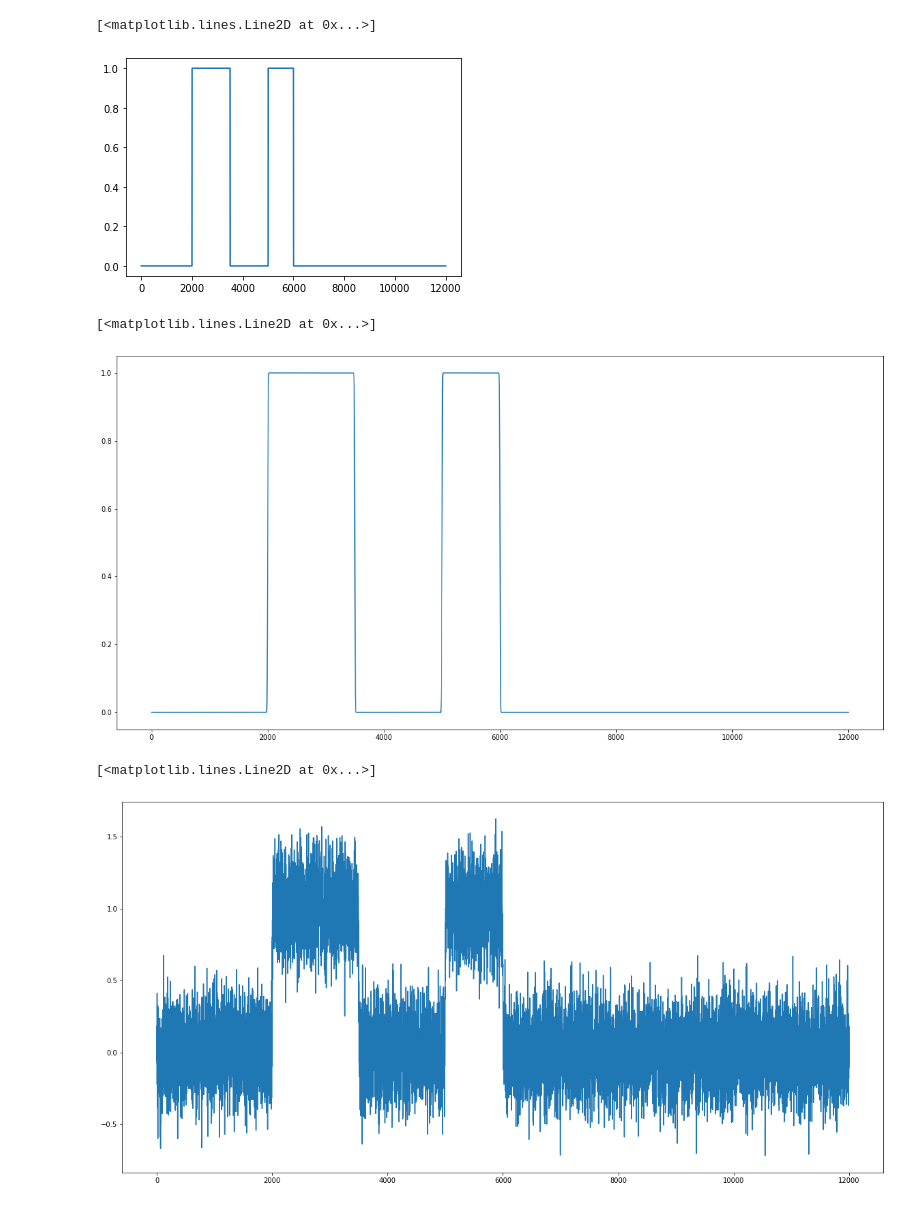
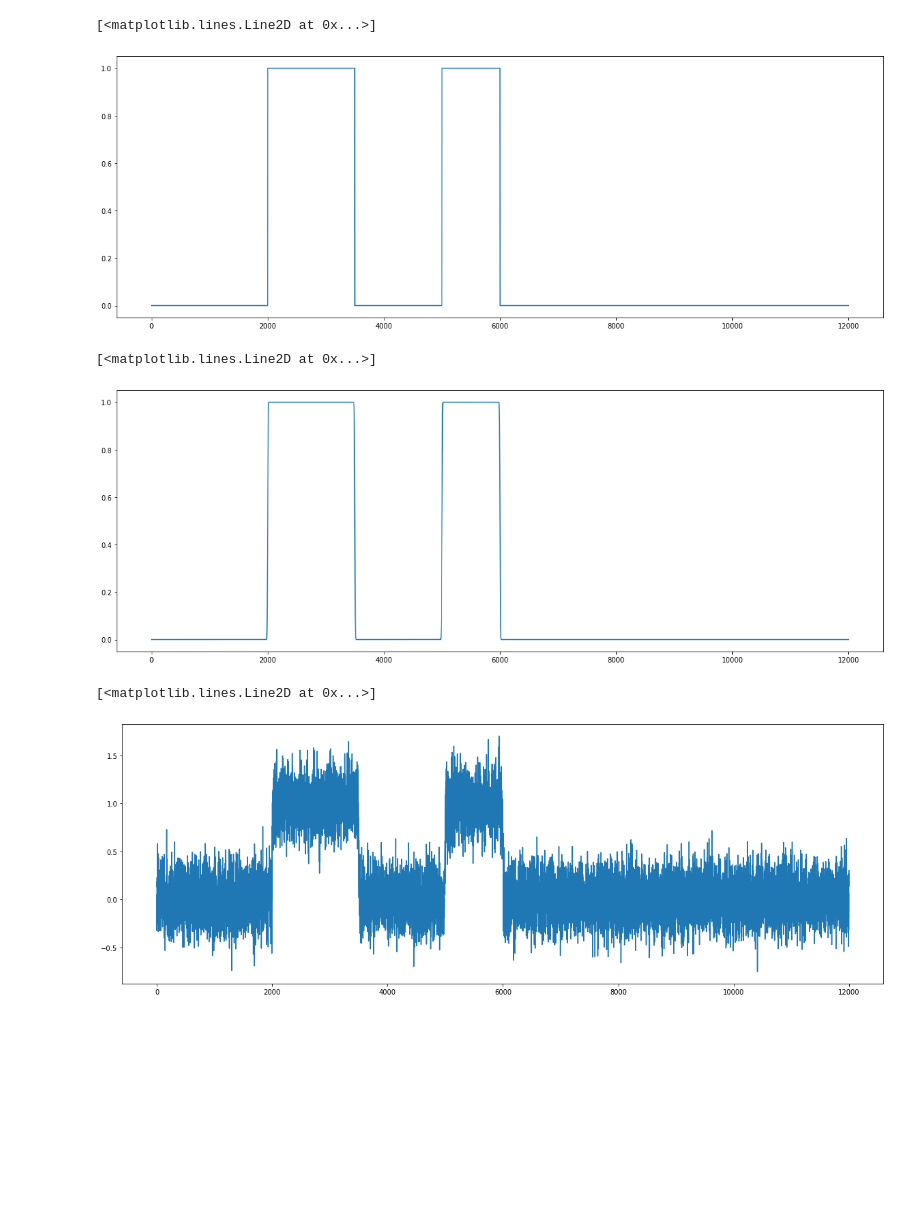
Before and after one commit to lorenz0890/sip_final, a Jupyter notebook: sip_final.ipynb, the cells around one changed output. Saved outputs shown, nothing was run; the diff lists cells and outputs as text; code cells hidden in the pictures; blank space fills up the shorter version.

```diff
--- a/sip_final.ipynb
+++ b/sip_final.ipynb
@@ -5,16 +5,18 @@ import matplotlib.pyplot as plt
 # %%
 #Exercise 4.
 #Task 1.
 #Subtask a)
 
 #1. Generate a signal
+true_edges = [2000, 3500, 5000, 6000]
 signal = np.zeros(12000)
-signal[2000:3500] = 1.0
-signal[5000:6000] = 1.0
+signal[true_edges[0]:true_edges[1]] = 1.0
+signal[true_edges[2]:true_edges[3]] = 1.0
+plt.figure(figsize=(20,7))
 plt.plot(signal)
 # %% [output]
 [<matplotlib.lines.Line2D at 0x...>]
-[figure, old version]
+[figure, new version]
 # %%
 #2. Apply gaussian filter
 
@@ -66,20 +68,20 @@ def gaussian_smoothening(signal, mu=0.0, sigma=0.05, sum_one=False, derivative =
     signal_filtered = np.real(np.fft.ifft(signal_amplitude*signal_phase))
     return signal_filtered
 signal_filtered = gaussian_smoothening(signal, 0.0, 0.05, False, 0)
-plt.figure(figsize=(20,10))
+plt.figure(figsize=(20,7))
 plt.plot(signal_filtered)
 # %% [output]
 [<matplotlib.lines.Line2D at 0x...>]
-[figure, old version]
+[figure, new version]
 # %%
 #3. Add noise
 noise = np.random.normal(0.0,0.2,len(signal_filtered))
 signal_filtered_noisy = signal_filtered+noise
-plt.figure(figsize=(20,10))
+plt.figure(figsize=(20,7))
 plt.plot(signal_filtered_noisy)
 # %% [output]
 [<matplotlib.lines.Line2D at 0x...>]
-[figure, old version]
+[figure, new version]
 # %%
 # b)
 level = 6
```
Also changed, not shown: parts of 3 cells of this notebook.
